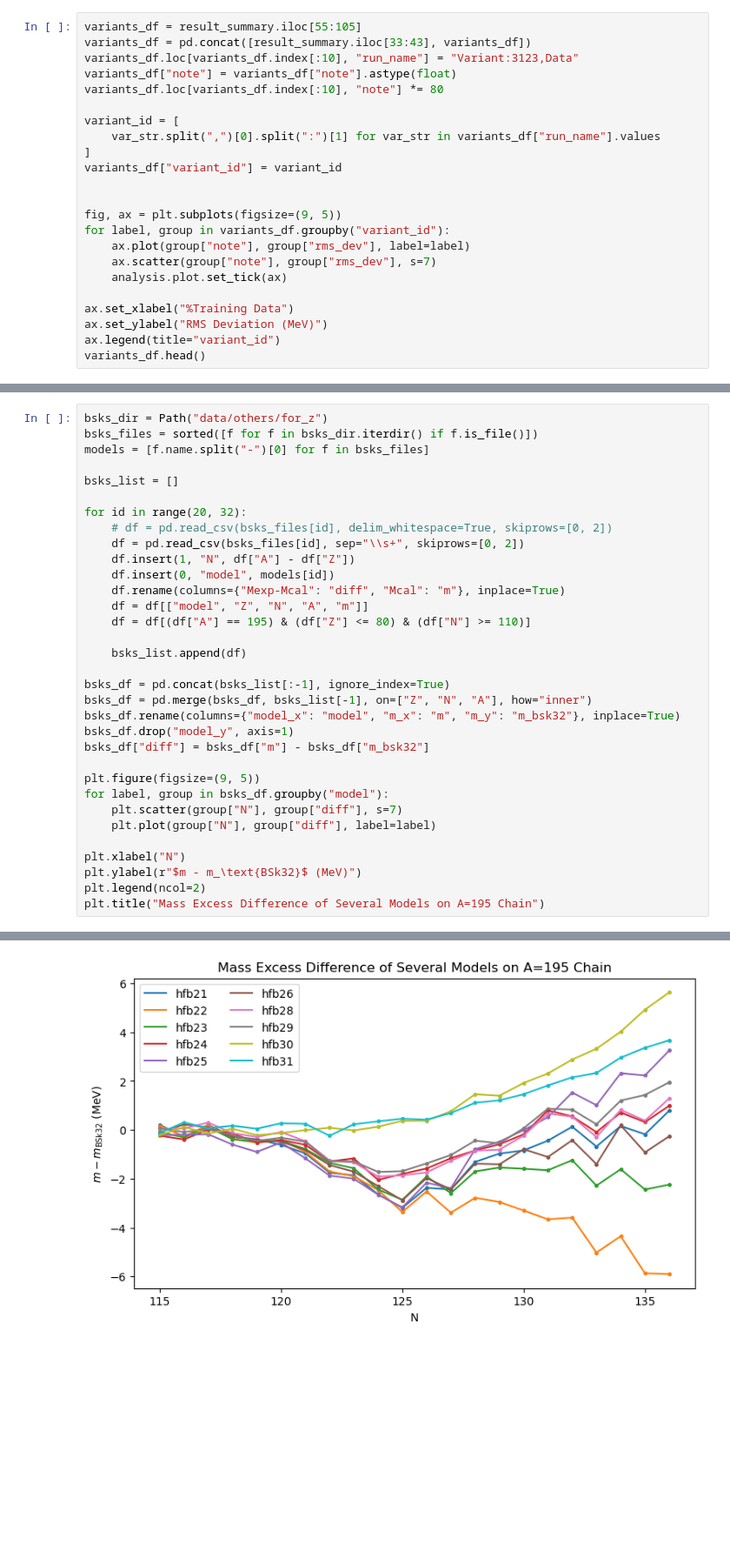
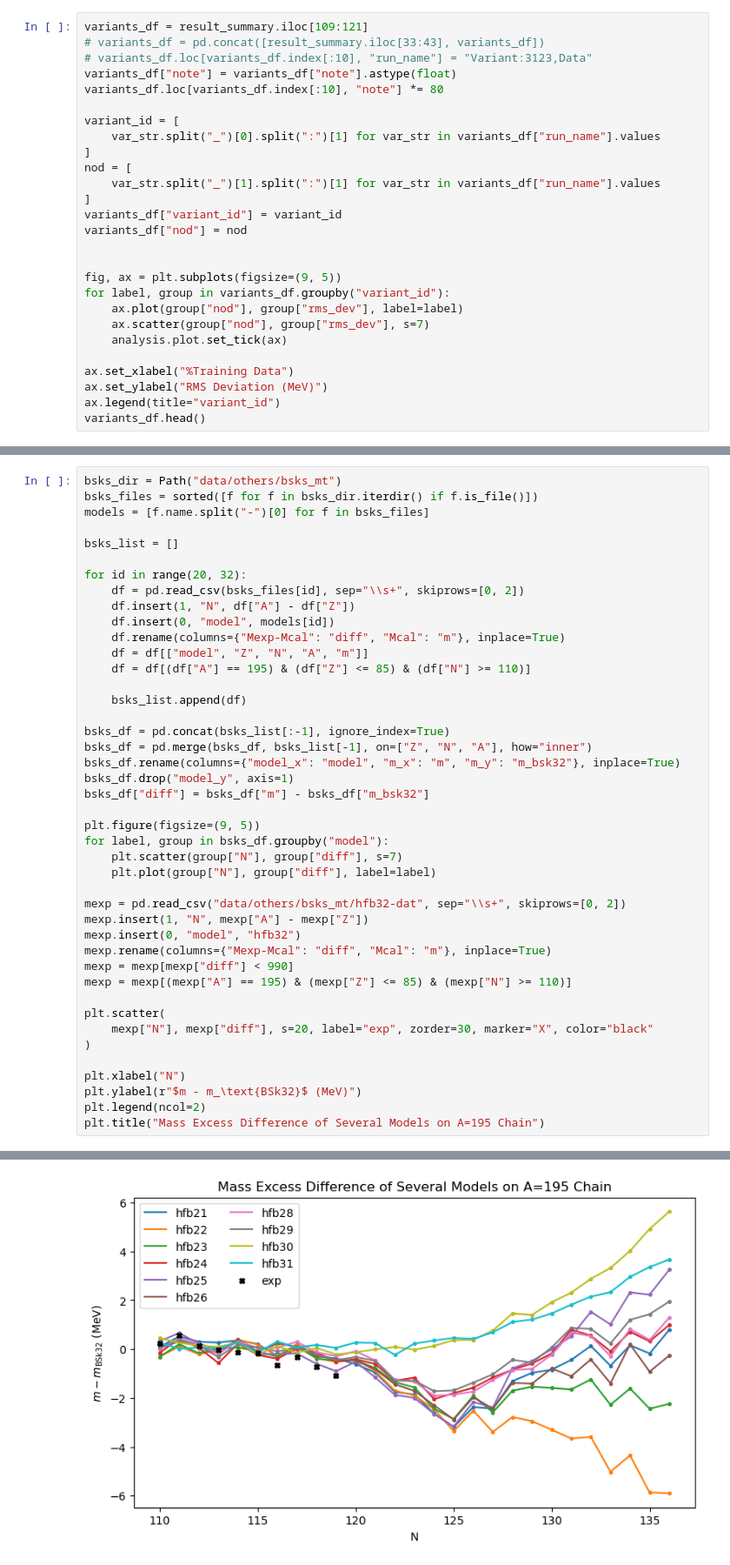
Before and after one commit to mzyudhistira/BSk24-Emu, a Jupyter notebook: analysis.ipynb, the cells around one changed output, grey strips where cells are left out. Shown at 87% size. Drawn from its saved outputs; the diff is of its cells as text; blank space fills up the shorter version.

```diff
--- a/analysis.ipynb
+++ b/analysis.ipynb
@@ -20,20 +38,24 @@ result_summary.tail()
 # %%
-variants_df = result_summary.iloc[55:105]
-variants_df = pd.concat([result_summary.iloc[33:43], variants_df])
-variants_df.loc[variants_df.index[:10], "run_name"] = "Variant:3123,Data"
+variants_df = result_summary.iloc[109:121]
+# variants_df = pd.concat([result_summary.iloc[33:43], variants_df])
+# variants_df.loc[variants_df.index[:10], "run_name"] = "Variant:3123,Data"
 variants_df["note"] = variants_df["note"].astype(float)
 variants_df.loc[variants_df.index[:10], "note"] *= 80
 
 variant_id = [
-    var_str.split(",")[0].split(":")[1] for var_str in variants_df["run_name"].values
+    var_str.split("_")[0].split(":")[1] for var_str in variants_df["run_name"].values
+]
+nod = [
+    var_str.split("_")[1].split(":")[1] for var_str in variants_df["run_name"].values
 ]
 variants_df["variant_id"] = variant_id
+variants_df["nod"] = nod
 
 
 fig, ax = plt.subplots(figsize=(9, 5))
 for label, group in variants_df.groupby("variant_id"):
-    ax.plot(group["note"], group["rms_dev"], label=label)
-    ax.scatter(group["note"], group["rms_dev"], s=7)
+    ax.plot(group["nod"], group["rms_dev"], label=label)
+    ax.scatter(group["nod"], group["rms_dev"], s=7)
     analysis.plot.set_tick(ax)
 
 ax.set_xlabel("%Training Data")
@@ -51,36 +99,46 @@ variants_df.head()
 # %%
-bsks_dir = Path("data/others/for_z")
+bsks_dir = Path("data/others/bsks_mt")
 bsks_files = sorted([f for f in bsks_dir.iterdir() if f.is_file()])
 models = [f.name.split("-")[0] for f in bsks_files]
 
 bsks_list = []
 
 for id in range(20, 32):
-    # df = pd.read_csv(bsks_files[id], delim_whitespace=True, skiprows=[0, 2])
     df = pd.read_csv(bsks_files[id], sep="\\s+", skiprows=[0, 2])
     df.insert(1, "N", df["A"] - df["Z"])
     df.insert(0, "model", models[id])
     df.rename(columns={"Mexp-Mcal": "diff", "Mcal": "m"}, inplace=True)
     df = df[["model", "Z", "N", "A", "m"]]
-    df = df[(df["A"] == 195) & (df["Z"] <= 80) & (df["N"] >= 110)]
+    df = df[(df["A"] == 195) & (df["Z"] <= 85) & (df["N"] >= 110)]
 
     bsks_list.append(df)
 
 bsks_df = pd.concat(bsks_list[:-1], ignore_index=True)
 bsks_df = pd.merge(bsks_df, bsks_list[-1], on=["Z", "N", "A"], how="inner")
 bsks_df.rename(columns={"model_x": "model", "m_x": "m", "m_y": "m_bsk32"}, inplace=True)
 bsks_df.drop("model_y", axis=1)
 bsks_df["diff"] = bsks_df["m"] - bsks_df["m_bsk32"]
 
 plt.figure(figsize=(9, 5))
 for label, group in bsks_df.groupby("model"):
     plt.scatter(group["N"], group["diff"], s=7)
     plt.plot(group["N"], group["diff"], label=label)
 
+mexp = pd.read_csv("data/others/bsks_mt/hfb32-dat", sep="\\s+", skiprows=[0, 2])
+mexp.insert(1, "N", mexp["A"] - mexp["Z"])
+mexp.insert(0, "model", "hfb32")
+mexp.rename(columns={"Mexp-Mcal": "diff", "Mcal": "m"}, inplace=True)
+mexp = mexp[mexp["diff"] < 990]
+mexp = mexp[(mexp["A"] == 195) & (mexp["Z"] <= 85) & (mexp["N"] >= 110)]
+
+plt.scatter(
+    mexp["N"], mexp["diff"], s=20, label="exp", zorder=30, marker="X", color="black"
+)
+
 plt.xlabel("N")
 plt.ylabel(r"$m - m_\text{BSk32}$ (MeV)")
 plt.legend(ncol=2)
 plt.title("Mass Excess Difference of Several Models on A=195 Chain")
 # %% [output]
 Text(0.5, 1.0, 'Mass Excess Difference of Several Models on A=195 Chain')
-[figure, old version]
+[figure, new version]
```
Also changed, not shown: parts of 10 cells of this notebook, 25 other files.
